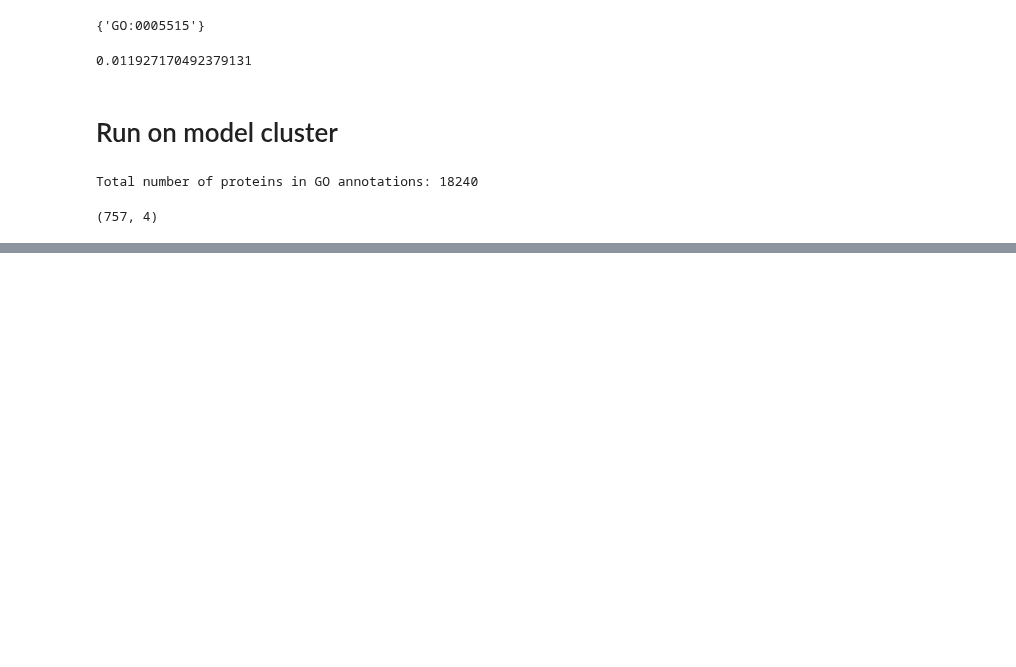
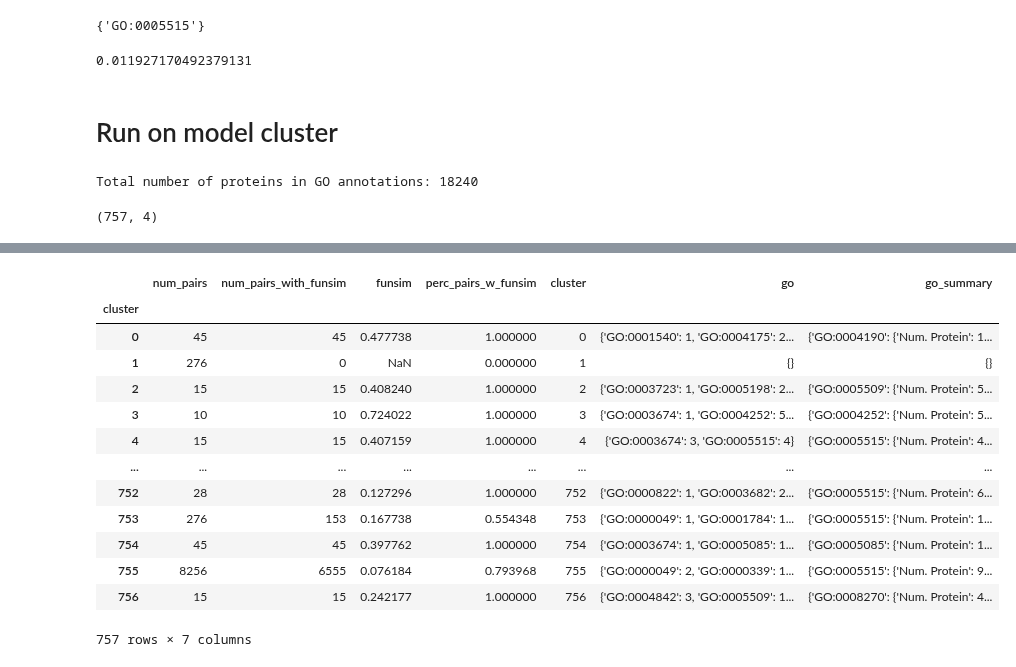
Before and after one commit to dptrsa-300/pss, a Jupyter notebook: Functional evaluation.ipynb, the cells around one changed output, grey strips where cells are left out. Saved outputs shown, nothing was run; the diff lists cells and outputs as text; code cells hidden in the pictures; blank space fills up the shorter version.

```diff
--- a/Functional evaluation.ipynb
+++ b/Functional evaluation.ipynb
@@ -418,0 +666,2 @@ clusters.cluster_label.unique().shape
+# %%
+new_go_ct_dict = map_go_desc(go_ct_dict)
@@ -418,0 +703,3 @@ clusters.cluster_label.unique().shape
+# %%
+for k, v in new_go_ct_dict.items():
+    print(k, v["Num. Protein"])
@@ -418,0 +973,2 @@ clusters.cluster_label.unique().shape
+# %%
+testclass = funsim_evaluator(all_protein_combos_per_cluster)
@@ -418,0 +1007,19 @@ clusters.cluster_label.unique().shape
+# %%
+cluster_funsim, protein_pair_funsim = testclass.cluster_funsim, testclass.protein_pair_funsim
+# %%
+cluster_funsim
+# %% [output]
+|  | num_pairs | num_pairs_with_funsim | funsim | perc_pairs_w_funsim | cluster | go | go_summary |
+| cluster |  |  |  |  |  |  |  |
+| 0 | 45 | 45 | 0.477738 | 1.000000 | 0 | {'GO:0001540': 1, 'GO:0004175': 2... | {'GO:0004190': {'Num. Protein': 1... |
+| 1 | 276 | 0 | NaN | 0.000000 | 1 | {} | {} |
+| 2 | 15 | 15 | 0.408240 | 1.000000 | 2 | {'GO:0003723': 1, 'GO:0005198': 2... | {'GO:0005509': {'Num. Protein': 5... |
+| 3 | 10 | 10 | 0.724022 | 1.000000 | 3 | {'GO:0003674': 1, 'GO:0004252': 5... | {'GO:0004252': {'Num. Protein': 5... |
+| 4 | 15 | 15 | 0.407159 | 1.000000 | 4 | {'GO:0003674': 3, 'GO:0005515': 4} | {'GO:0005515': {'Num. Protein': 4... |
+| ... | ... | ... | ... | ... | ... | ... | ... |
+| 752 | 28 | 28 | 0.127296 | 1.000000 | 752 | {'GO:0000822': 1, 'GO:0003682': 2... | {'GO:0005515': {'Num. Protein': 6... |
+| 753 | 276 | 153 | 0.167738 | 0.554348 | 753 | {'GO:0000049': 1, 'GO:0001784': 1... | {'GO:0005515': {'Num. Protein': 1... |
+| 754 | 45 | 45 | 0.397762 | 1.000000 | 754 | {'GO:0003674': 1, 'GO:0005085': 1... | {'GO:0005085': {'Num. Protein': 1... |
+| 755 | 8256 | 6555 | 0.076184 | 0.793968 | 755 | {'GO:0000049': 2, 'GO:0000339': 1... | {'GO:0005515': {'Num. Protein': 9... |
+| 756 | 15 | 15 | 0.242177 | 1.000000 | 756 | {'GO:0004842': 3, 'GO:0005509': 1... | {'GO:0008270': {'Num. Protein': 4... |
+757 rows × 7 columns
```
Also changed, not shown: parts of 52 cells of this notebook, 3 other files.
